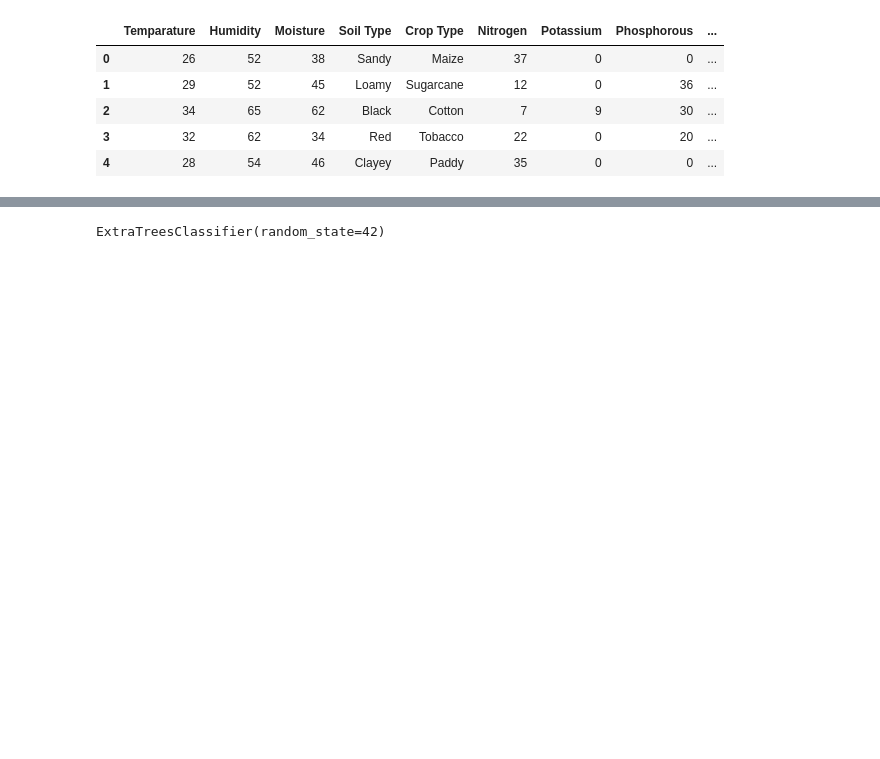
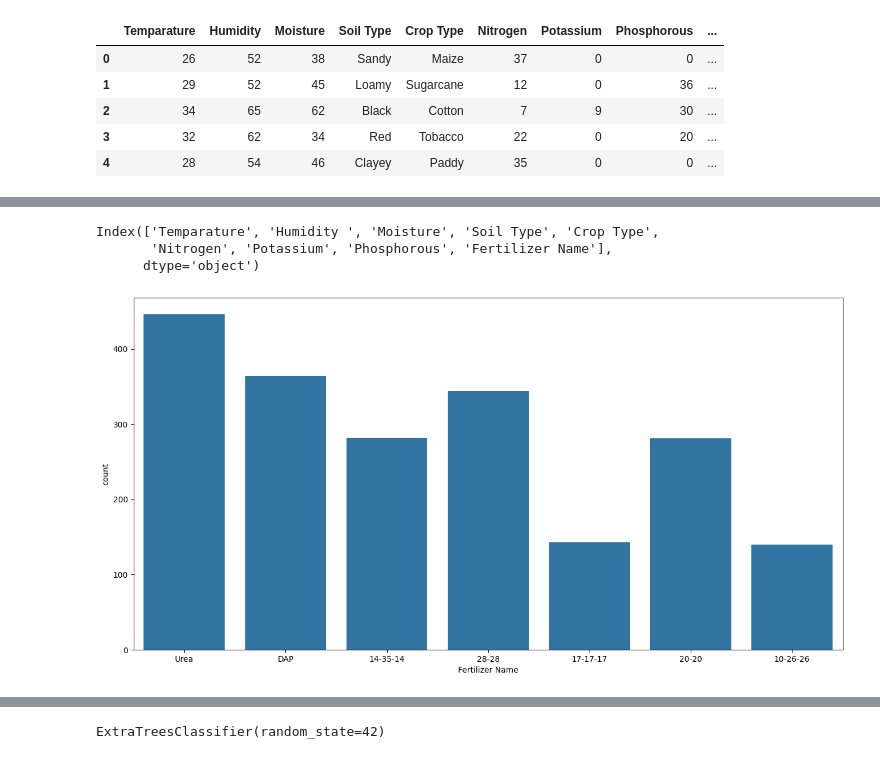
Before and after one commit to Joohhnnyyy/Pro, a Jupyter notebook: NEW_PROJECT.ipynb, the cells around one changed output, grey strips where cells are left out. Saved outputs shown, nothing was run; the diff lists cells and outputs as text; code cells hidden in the pictures; blank space fills up the shorter version.

```diff
--- a/NEW_PROJECT.ipynb
+++ b/NEW_PROJECT.ipynb
@@ -18,0 +39,12 @@ df = pd.read_csv("new dataset.csv")
+# %%
+print(df.columns)
+
+
+plt.figure(figsize=(16, 8))
+sns.countplot(x='Fertilizer Name', data=df)
+plt.show()
+# %% [output]
+Index(['Temparature', 'Humidity ', 'Moisture', 'Soil Type', 'Crop Type',
+       'Nitrogen', 'Potassium', 'Phosphorous', 'Fertilizer Name'],
+      dtype='object')
+[figure, added]
```
Also changed, not shown: parts of 14 cells of this notebook.
